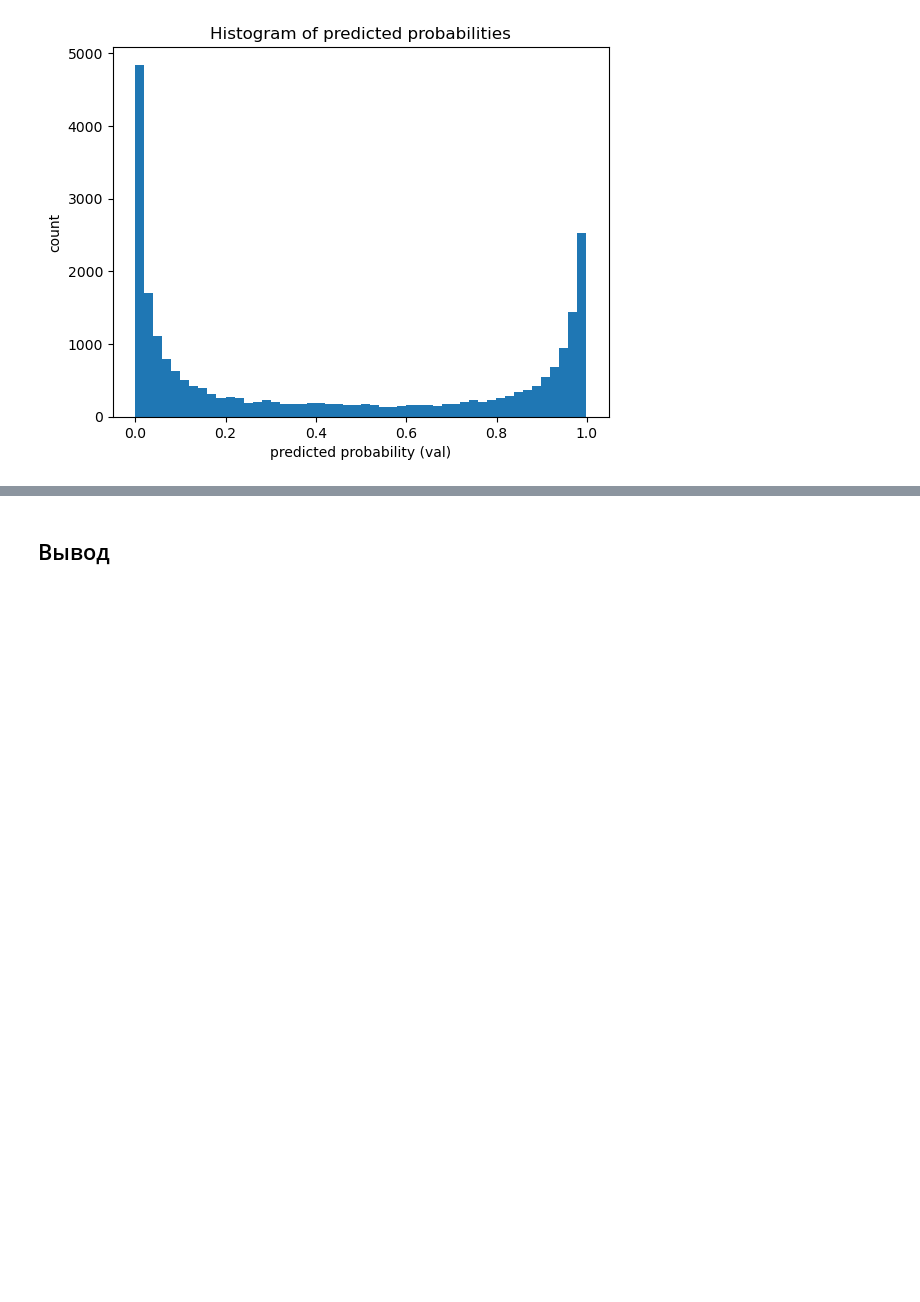
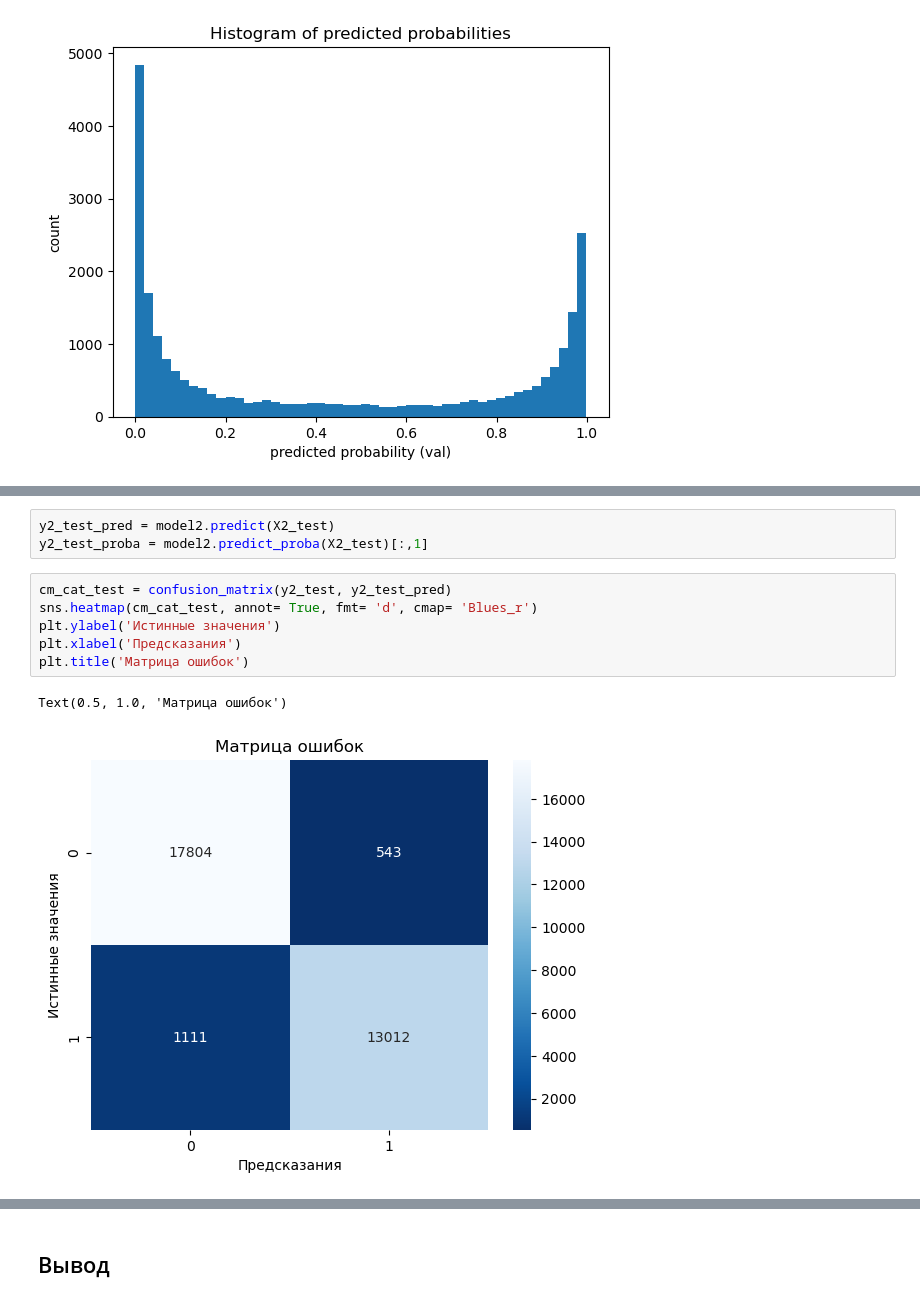
Before and after one commit to Yharnamhunter/Flight-satisfaction-logistic-regression, a Jupyter notebook: Flight_satisfaction.ipynb, the cells around one changed output, grey strips where cells are left out. Drawn from its saved outputs; the diff is of its cells as text; blank space fills up the shorter version.

```diff
--- a/Flight_satisfaction.ipynb
+++ b/Flight_satisfaction.ipynb
@@ -448,0 +516,12 @@ plt.show()
+# %%
+y2_test_pred = model2.predict(X2_test)
+y2_test_proba = model2.predict_proba(X2_test)[:,1]
+# %%
+cm_cat_test = confusion_matrix(y2_test, y2_test_pred)
+sns.heatmap(cm_cat_test, annot= True, fmt= 'd', cmap= 'Blues_r')
+plt.ylabel('Истинные значения')
+plt.xlabel('Предсказания')
+plt.title('Матрица ошибок')
+# %% [output]
+Text(0.5, 1.0, 'Матрица ошибок')
+[figure, added]
```
Also changed, not shown: parts of 10 cells of this notebook, 2 other files.
